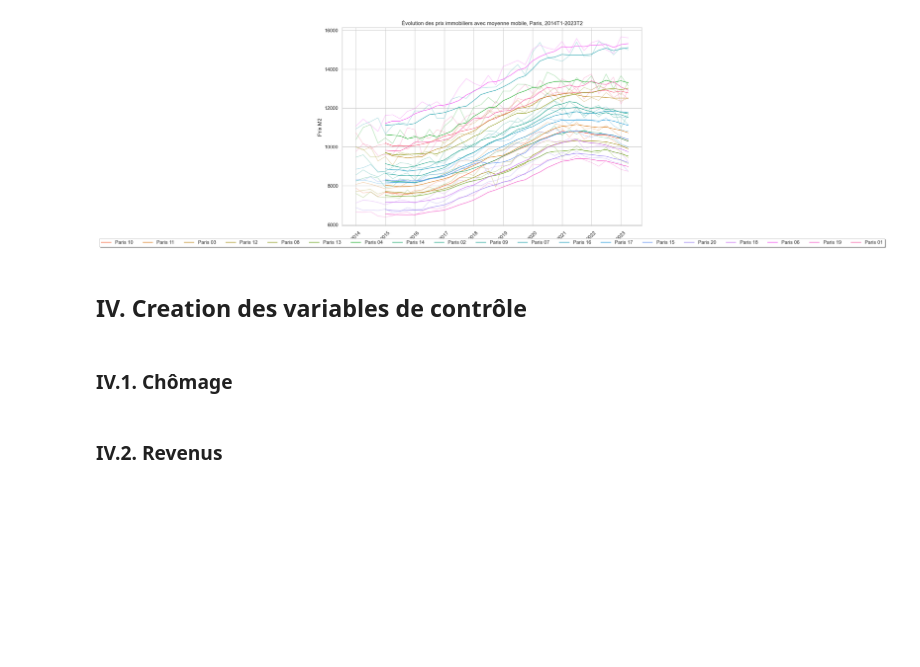
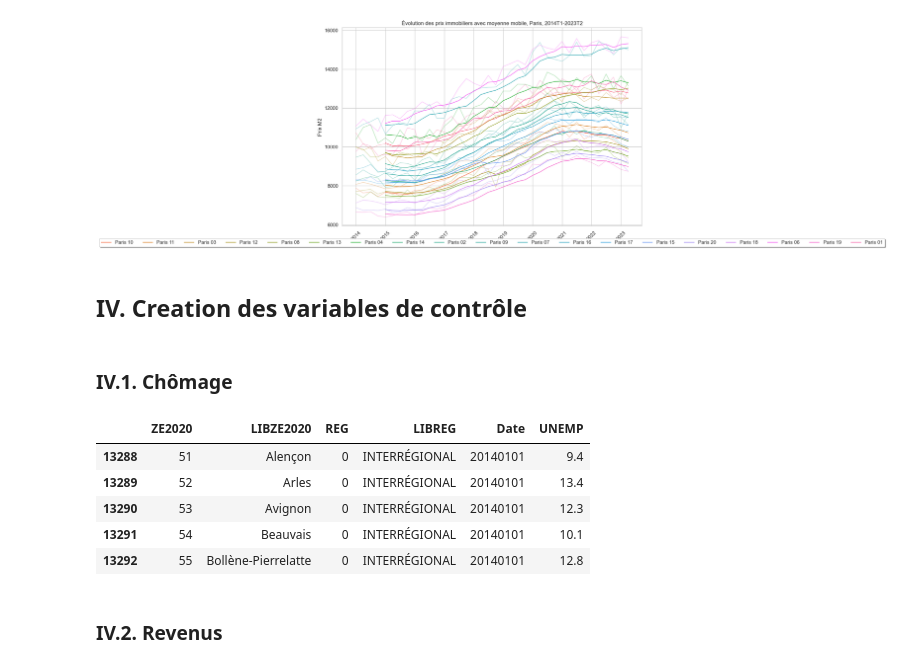
Before and after one commit to pwisniewski-econ/interestnpy, a Jupyter notebook: notebook_french.ipynb, the cells around one changed output. Saved outputs shown, nothing was run; the diff lists cells and outputs as text; code cells hidden in the pictures; blank space fills up the shorter version.

```diff
--- a/notebook_french.ipynb
+++ b/notebook_french.ipynb
@@ -423,6 +423,15 @@ def transform_date(date):
 # %%
 unemployement_long['Date'] = unemployement_long['Date'].apply(transform_date)
 unemployement_long = unemployement_long[pd.to_numeric(unemployement_long['Date'], errors='coerce') > 20131231]
+# %%
+unemployement_long.head()
+# %% [output]
+|  | ZE2020 | LIBZE2020 | REG | LIBREG | Date | UNEMP |
+| 13288 | 51 | Alençon | 0 | INTERRÉGIONAL | 20140101 | 9.4 |
+| 13289 | 52 | Arles | 0 | INTERRÉGIONAL | 20140101 | 13.4 |
+| 13290 | 53 | Avignon | 0 | INTERRÉGIONAL | 20140101 | 12.3 |
+| 13291 | 54 | Beauvais | 0 | INTERRÉGIONAL | 20140101 | 10.1 |
+| 13292 | 55 | Bollène-Pierrelatte | 0 | INTERRÉGIONAL | 20140101 | 12.8 |
 # %% [markdown]
 ### IV.2. Revenus
 # %%
```
Also changed, not shown: parts of 35 cells of this notebook.
